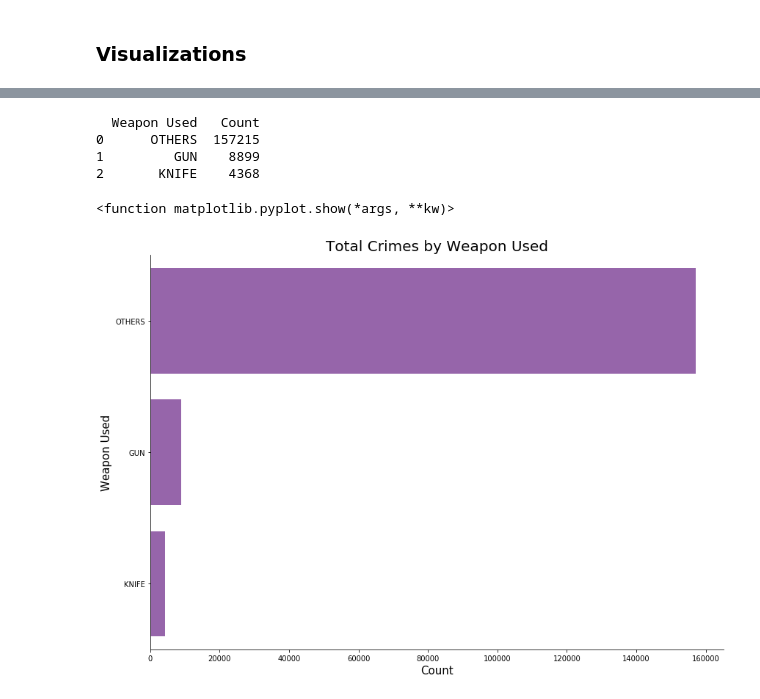
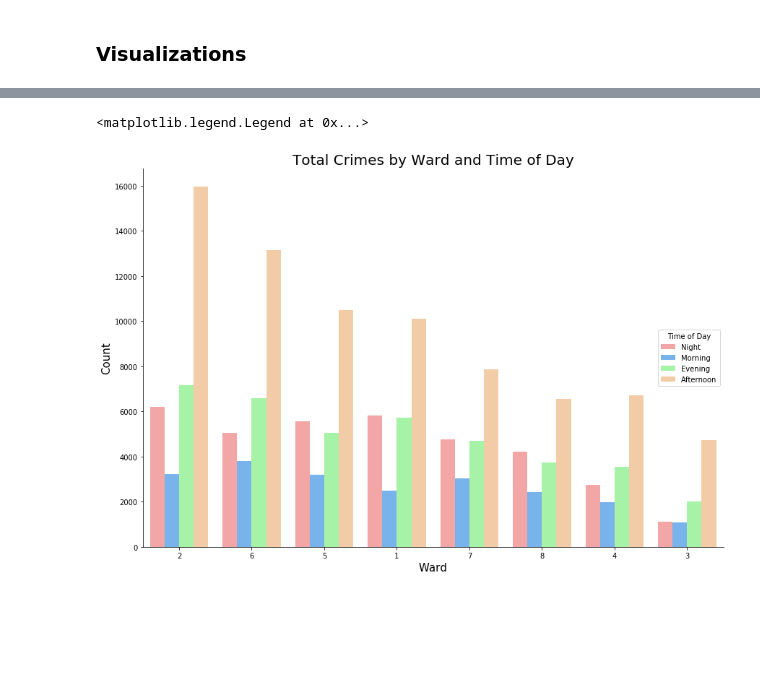
Before and after one commit to htappa/DC_CrimeMappingTool, a Jupyter notebook: dc_crimes_analysis.ipynb, the cells around one changed output, grey strips where cells are left out. Saved outputs shown, nothing was run; the diff lists cells and outputs as text; code cells hidden in the pictures; blank space fills up the shorter version.

```diff
--- a/dc_crimes_analysis.ipynb
+++ b/dc_crimes_analysis.ipynb
@@ -277,18 +360,16 @@ Text(-150.559375, 0.5, 'Offense Type')
 # %%
-# type of weapon used in attack
+# bar plot for count of total crimes by ward and time of day
+colors = ['#ff9999','#66b3ff','#99ff99','#ffcc99']
 
-sns.catplot(y='METHOD', kind='count', height=8, aspect=1.5, order=df_crime.METHOD.value_counts().index,
-            data=df_crime, palette=sns.color_palette(color))
-plt.title('Total Crimes by Weapon Used', fontsize=20)
+sns.catplot(x='WARD', hue='time_of_day', kind='count', height=8, aspect=1.5, order=df_crime.WARD.value_counts().index,
+            data=df_crime, legend=False, palette=sns.color_palette(colors))
+
+plt.title('Total Crimes by Ward and Time of Day', fontsize=20)
 plt.xticks(size=10)
 plt.yticks(size=10)
-plt.xlabel('Count', fontsize=15)
-plt.ylabel('Weapon Used', fontsize=15)
-plt.show
+plt.xlabel('Ward', fontsize=15)
+plt.ylabel('Count', fontsize=15)
+plt.legend(title='Time of Day', loc='right')
 # %% [output]
-  Weapon Used   Count
-0      OTHERS  157215
-1         GUN    8899
-2       KNIFE    4368
+<matplotlib.legend.Legend at 0x...>
-<function matplotlib.pyplot.show(*args, **kw)>
-[figure, old version]
+[figure, new version]
```
Also changed, not shown: parts of 24 cells of this notebook.
